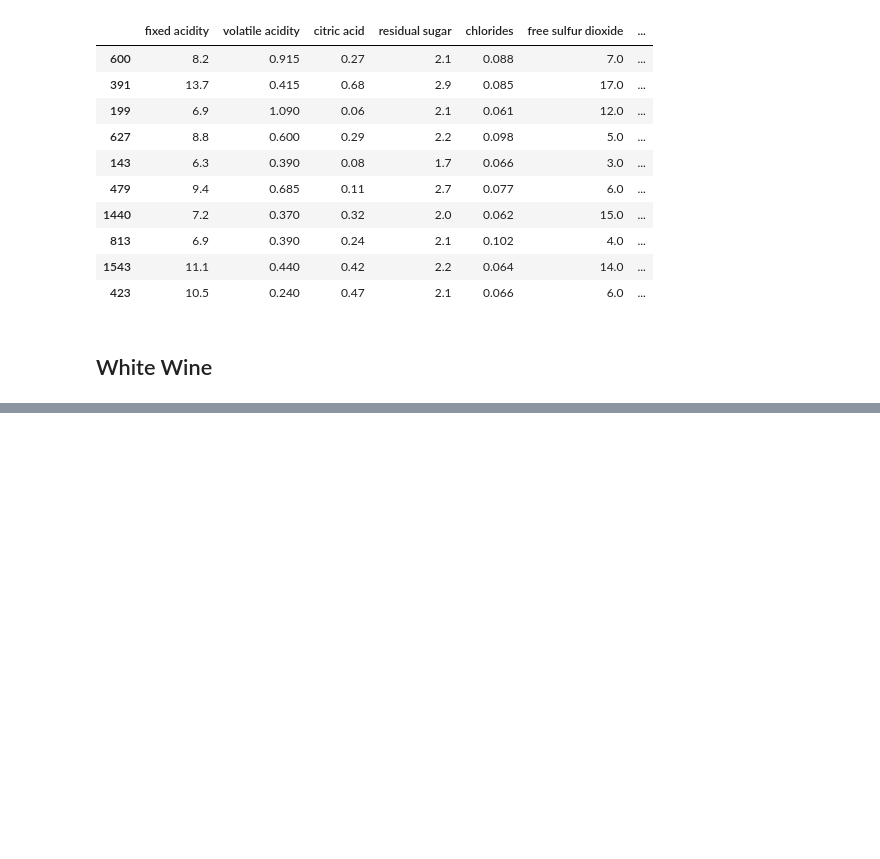
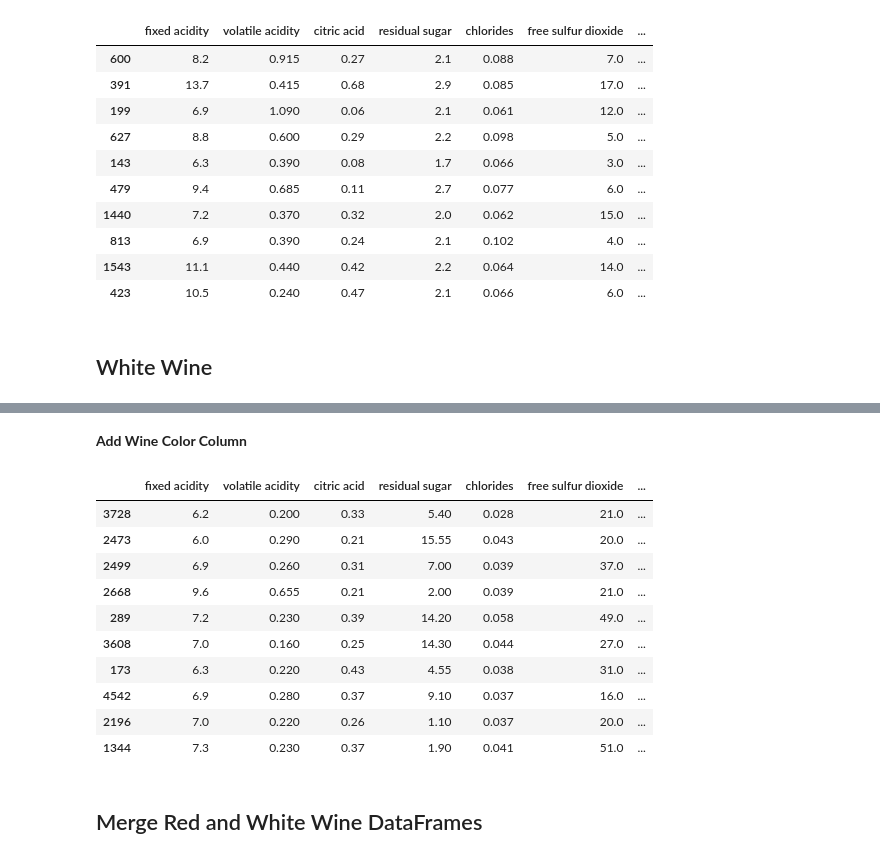
Before and after one commit to t-nicole13/Wine_Store_DB, a Jupyter notebook: Wine_Analysis.ipynb, the cells around one changed output, grey strips where cells are left out. Drawn from its saved outputs; the diff is of its cells as text; code cells hidden in the pictures; blank space fills up the shorter version.

```diff
--- a/Wine_Analysis.ipynb
+++ b/Wine_Analysis.ipynb
@@ -79,0 +134,19 @@ red_wine_df.sample(10)
+# %% [markdown]
+**Add Wine Color Column**
+# %%
+white_wine_df['wine color'] = 'white'
+white_wine_df.sample(10)
+# %% [output]
+|  | fixed acidity | volatile acidity | citric acid | residual sugar | chlorides | free sulfur dioxide | ... |
+| 3728 | 6.2 | 0.200 | 0.33 | 5.40 | 0.028 | 21.0 | ... |
+| 2473 | 6.0 | 0.290 | 0.21 | 15.55 | 0.043 | 20.0 | ... |
+| 2499 | 6.9 | 0.260 | 0.31 | 7.00 | 0.039 | 37.0 | ... |
+| 2668 | 9.6 | 0.655 | 0.21 | 2.00 | 0.039 | 21.0 | ... |
+| 289 | 7.2 | 0.230 | 0.39 | 14.20 | 0.058 | 49.0 | ... |
+| 3608 | 7.0 | 0.160 | 0.25 | 14.30 | 0.044 | 27.0 | ... |
+| 173 | 6.3 | 0.220 | 0.43 | 4.55 | 0.038 | 31.0 | ... |
+| 4542 | 6.9 | 0.280 | 0.37 | 9.10 | 0.037 | 16.0 | ... |
+| 2196 | 7.0 | 0.220 | 0.26 | 1.10 | 0.037 | 20.0 | ... |
+| 1344 | 7.3 | 0.230 | 0.37 | 1.90 | 0.041 | 51.0 | ... |
+# %% [markdown]
+## Merge Red and White Wine DataFrames
```
Also changed, not shown: parts of 6 cells of this notebook.
